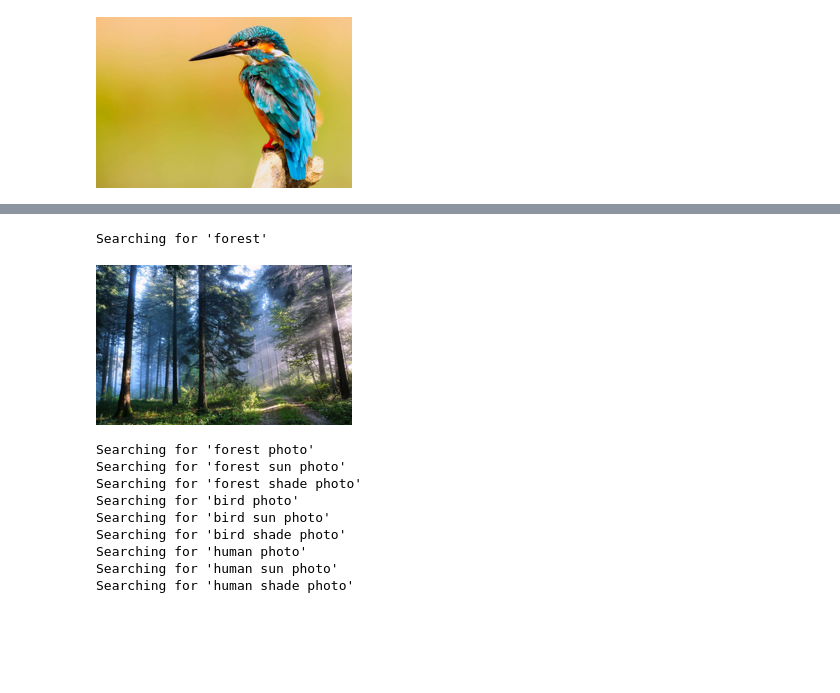
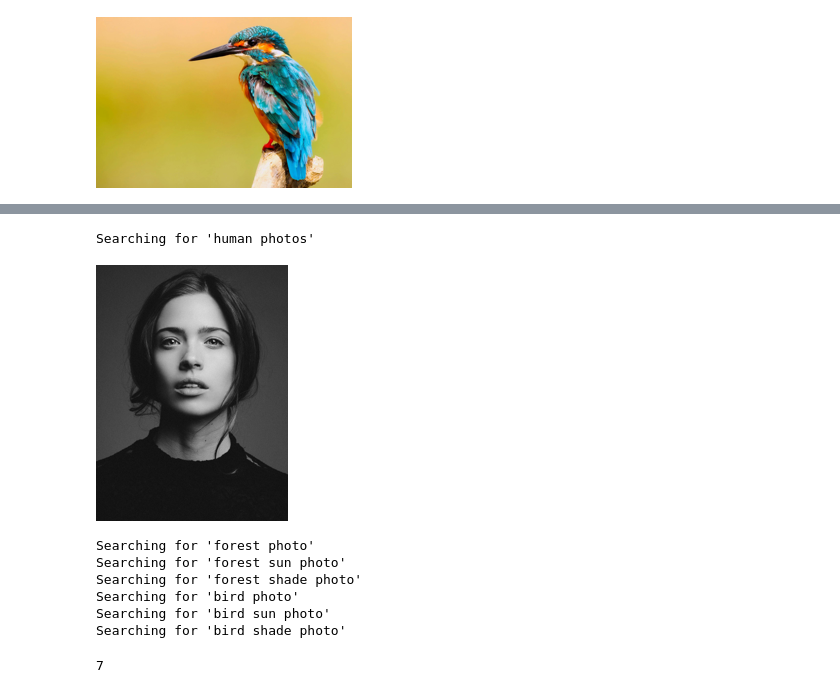
Before and after one commit to manasamadgul/Pytorch_Fundamentals, a Jupyter notebook: Classifier_BirdOrNot.ipynb, the cells around one changed output, grey strips where cells are left out. Drawn from its saved outputs; the diff is of its cells as text; code cells hidden in the pictures; blank space fills up the shorter version.

```diff
--- a/Classifier_BirdOrNot.ipynb
+++ b/Classifier_BirdOrNot.ipynb
@@ -44,15 +61,14 @@ im.to_thumb(256,256)
 # %%
-#Search images of forest
-urlForest = search_images('forest', max_images=1)
-dest = 'forest.jpeg'
-download_url(urlForest[0],dest,show_progress=False)
-im = Image.open(dest)
+urlhuman = search_images('human photos', max_images=1)
+desthuman = 'human.jpeg'
+download_url(urlhuman[0],desthuman,show_progress=False)
+im = Image.open(desthuman)
 im.to_thumb(256,256)
 # %% [output]
-Searching for 'forest'
+Searching for 'human photos'
-[figure, old version]
+[figure, new version]
 # %%
-searches = 'forest','bird','human'
+searches = 'forest','bird'
 path = Path('bird_or_not')
 from time import sleep
 
@@ -74,6 +90,9 @@ Searching for 'forest shade photo'
 Searching for 'bird photo'
 Searching for 'bird sun photo'
 Searching for 'bird shade photo'
-Searching for 'human photo'
-Searching for 'human sun photo'
-Searching for 'human shade photo'
+# %%
+failed = verify_images(get_image_files(path))
+failed.map(Path.unlink)
+len(failed)
+# %% [output]
+7
```
Also changed, not shown: parts of 4 cells of this notebook.
